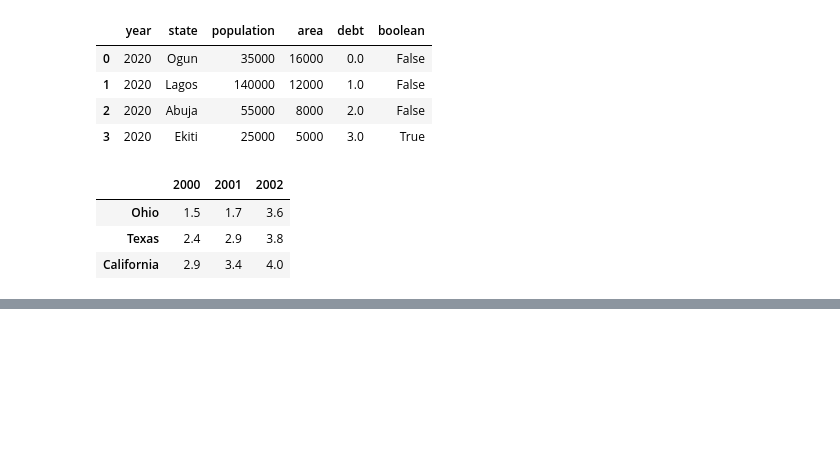
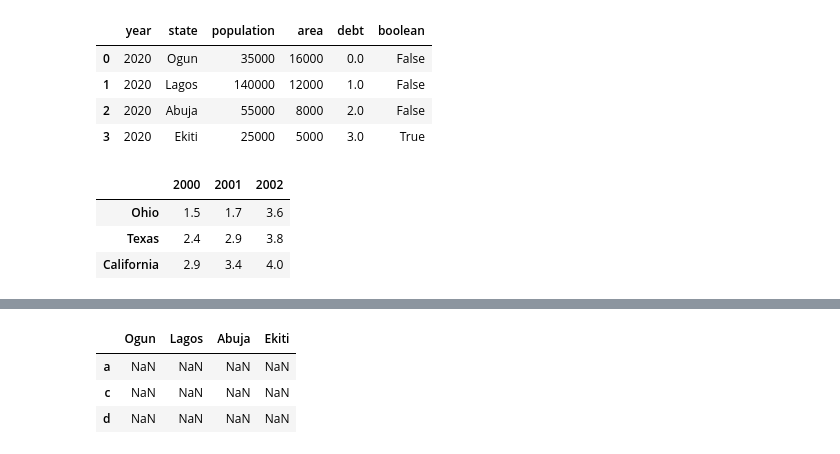
Before and after one commit to BOkungbure/Python, a Jupyter notebook: Data_Analysis/Rough _Work.ipynb, the cells around one changed output, grey strips where cells are left out. Saved outputs shown, nothing was run; the diff lists cells and outputs as text; code cells hidden in the pictures; blank space fills up the shorter version.

```diff
--- a/Data_Analysis/Rough _Work.ipynb
+++ b/Data_Analysis/Rough _Work.ipynb
@@ -1741,0 +1771,26 @@ df3
+# %%
+""" With dataframes, you can reindex both rows and columns. """
+
+frame = pd.DataFrame(np.arange(9).reshape((3,3)),
+                     index = ['a','c','d'],
+                     columns = ['Ohio', 'Texas', 'California'])
+
+frame
+
+
+frame2 = frame.reindex(['a','b','c','d','e'])
+
+frame2
+
+
+states = ['Ogun', 'Lagos', 'Abuja', 'Ekiti']
+
+
+frame2 = frame.reindex(columns=states)
+
+frame2
+# %% [output]
+|  | Ogun | Lagos | Abuja | Ekiti |
+| a | NaN | NaN | NaN | NaN |
+| c | NaN | NaN | NaN | NaN |
+| d | NaN | NaN | NaN | NaN |
```
Also changed, not shown: parts of 6 cells of this notebook.
